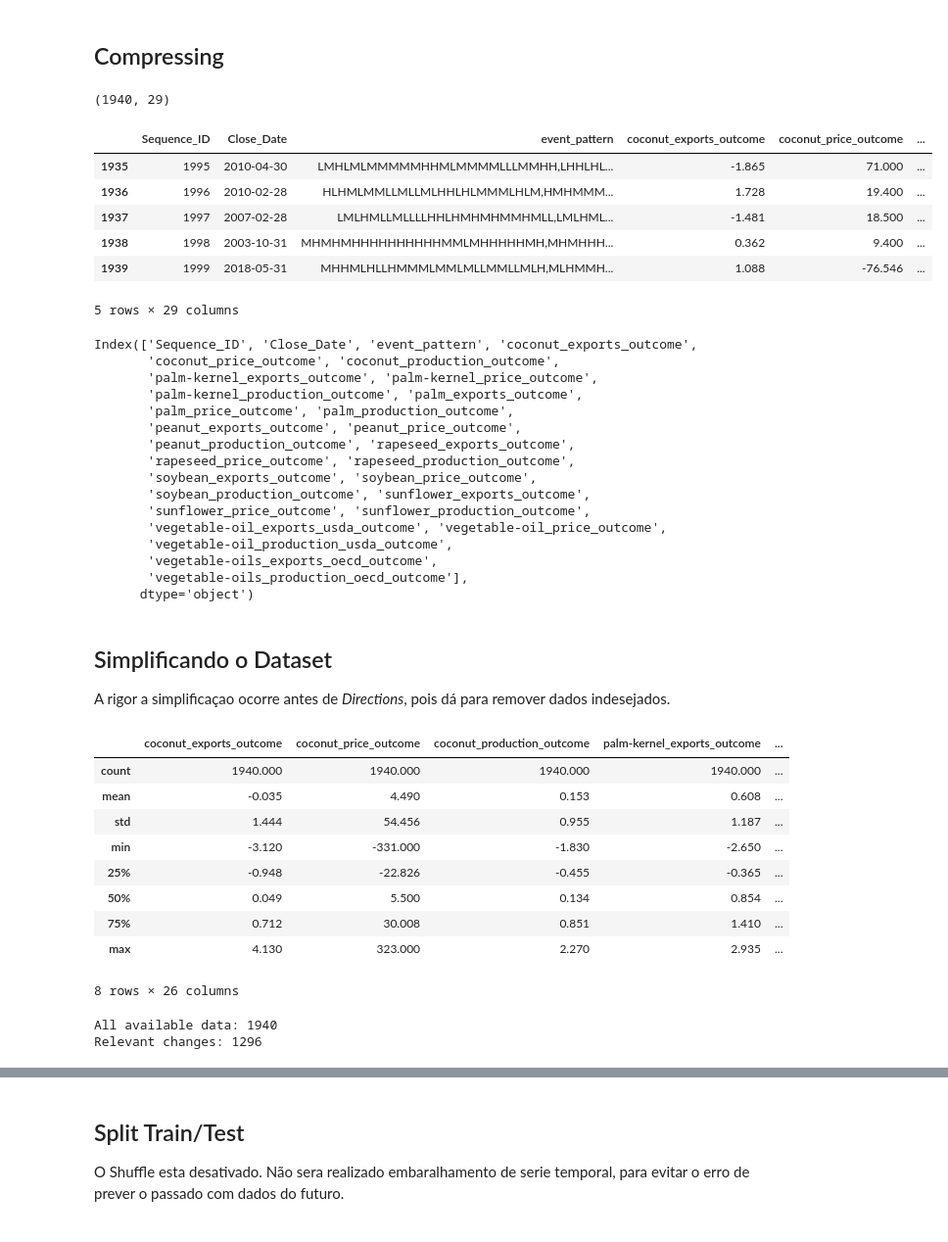
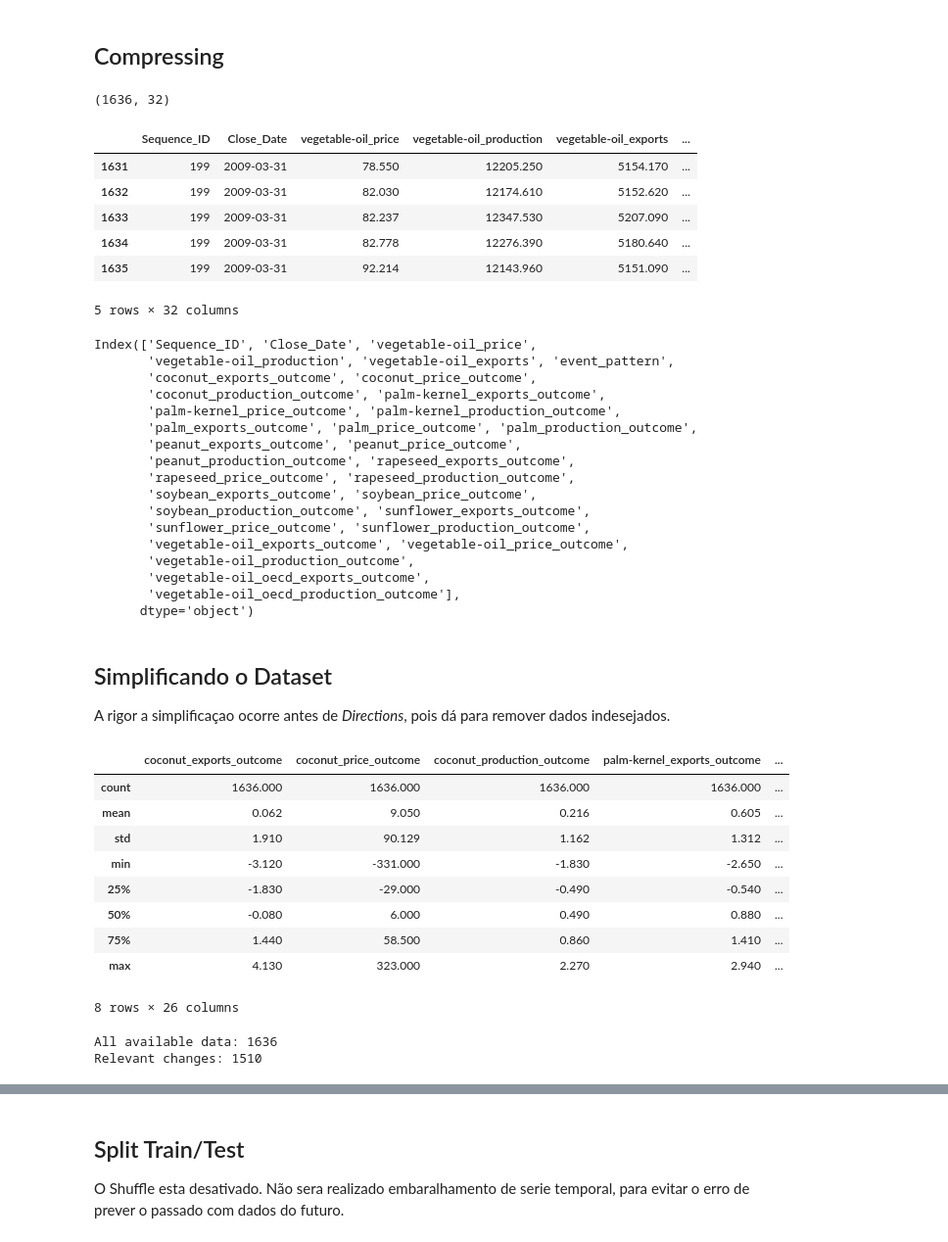
Before and after one commit to fkfouri/vegetable_oil_mkt, a Jupyter notebook: mkt/Vegetable_OIL_Markov.ipynb, the cells around one changed output, grey strips where cells are left out. Shown: that part at 98% size. Drawn from its saved outputs; the diff is of its cells as text; code cells hidden in the pictures.

```diff
--- a/mkt/Vegetable_OIL_Markov.ipynb
+++ b/mkt/Vegetable_OIL_Markov.ipynb
@@ -26,11 +26,12 @@ log = logging.getLogger(__name__)
 # logging.basicConfig(level=logging.DEBUG)
 # %%
 RANDOM_SIZE   = 1000000
-RANDOM_SIZE   = 2000
+RANDOM_SIZE   = 200
 QTD_BINS      = 3
 TEST_SIZE     = 0.05
 RANDOM_STATE  = 2022
-PREDITOR      = 'vegetable-oil_price_outcome'
+PREDITOR      = ['vegetable-oil_price', 'vegetable-oil_production', 'vegetable-oil_exports']
+PREDITOR_DIRECTIONS      = ['vegetable-oil_price', 'vegetable-oil_production', 'vegetable-oil_exports']
 # %% [markdown]
 - https://raw.githubusercontent.com/fkfouri/vegetable_oil_mkt/master/dataset/__by_month_commodity_types.csv
 - https://raw.githubusercontent.com/fkfouri/vegetable_oil_mkt/master/dataset/__by_month_vegetable_oil.csv
@@ -239,3 +224,8 @@ df_m.tail()
 | 232 | 2021-11-30 | 160.080 | 1.000 | 0.006 | 1.000 | ... |
 | 233 | 2021-12-31 | 161.080 | 1.000 | 0.006 | NaN | ... |
 5 rows × 105 columns
+# %%
+df[['vegetable-oil_price', 'vegetable-oil_production', 'vegetable-oil_exports']]
+
+for name, value in df[['vegetable-oil_price', 'vegetable-oil_production', 'vegetable-oil_exports']].iteritems():
+    print(name, value.mean())
@@ -458,36 +452,37 @@ def compress_v1(input_dataframe: pd.DataFrame, **kwargs):
 
     return compressed_set
 # %%
-df3 = compress_v1(df2, columns = ['Sequence_ID', 'Close_Date'],  outcomes = outcomes)
+df3 = compress_v1(df2, columns = ['Sequence_ID', 'Close_Date'] + PREDITOR,  outcomes = outcomes)
 print(df3.shape)
 df3.tail()
 # %% [output]
-(1940, 29)
+(1636, 32)
-|  | Sequence_ID | Close_Date | event_pattern | coconut_exports_outcome | coconut_price_outcome | ... |
-| 1935 | 1995 | 2010-04-30 | LMHLMLMMMMMHHMLMMMMLLLMMHH,LHHLHL... | -1.865 | 71.000 | ... |
-| 1936 | 1996 | 2010-02-28 | HLHMLMMLLMLLMLHHLHLMMMLHLM,HMHMMM... | 1.728 | 19.400 | ... |
-| 1937 | 1997 | 2007-02-28 | LMLHMLLMLLLLHHLHMHMHMMHMLL,LMLHML... | -1.481 | 18.500 | ... |
-| 1938 | 1998 | 2003-10-31 | MHMHMHHHHHHHHHHMMLMHHHHHMH,MHMHHH... | 0.362 | 9.400 | ... |
-| 1939 | 1999 | 2018-05-31 | MHHMLHLLHMMMLMMLMLLMMLLMLH,MLHMMH... | 1.088 | -76.546 | ... |
+|  | Sequence_ID | Close_Date | vegetable-oil_price | vegetable-oil_production | vegetable-oil_exports | ... |
+| 1631 | 199 | 2009-03-31 | 78.550 | 12205.250 | 5154.170 | ... |
+| 1632 | 199 | 2009-03-31 | 82.030 | 12174.610 | 5152.620 | ... |
+| 1633 | 199 | 2009-03-31 | 82.237 | 12347.530 | 5207.090 | ... |
+| 1634 | 199 | 2009-03-31 | 82.778 | 12276.390 | 5180.640 | ... |
+| 1635 | 199 | 2009-03-31 | 92.214 | 12143.960 | 5151.090 | ... |
-5 rows × 29 columns
+5 rows × 32 columns
 # %%
 df3.columns
 # %% [output]
-Index(['Sequence_ID', 'Close_Date', 'event_pattern', 'coconut_exports_outcome',
-       'coconut_price_outcome', 'coconut_production_outcome',
-       'palm-kernel_exports_outcome', 'palm-kernel_price_outcome',
-       'palm-kernel_production_outcome', 'palm_exports_outcome',
-       'palm_price_outcome', 'palm_production_outcome',
+Index(['Sequence_ID', 'Close_Date', 'vegetable-oil_price',
+       'vegetable-oil_production', 'vegetable-oil_exports', 'event_pattern',
+       'coconut_exports_outcome', 'coconut_price_outcome',
+       'coconut_production_outcome', 'palm-kernel_exports_outcome',
+       'palm-kernel_price_outcome', 'palm-kernel_production_outcome',
+       'palm_exports_outcome', 'palm_price_outcome', 'palm_production_outcome',
        'peanut_exports_outcome', 'peanut_price_outcome',
        'peanut_production_outcome', 'rapeseed_exports_outcome',
        'rapeseed_price_outcome', 'rapeseed_production_outcome',
        'soybean_exports_outcome', 'soybean_price_outcome',
        'soybean_production_outcome', 'sunflower_exports_outcome',
        'sunflower_price_outcome', 'sunflower_production_outcome',
-       'vegetable-oil_exports_usda_outcome', 'vegetable-oil_price_outcome',
-       'vegetable-oil_production_usda_outcome',
-       'vegetable-oils_exports_oecd_outcome',
-       'vegetable-oils_production_oecd_outcome'],
+       'vegetable-oil_exports_outcome', 'vegetable-oil_price_outcome',
+       'vegetable-oil_production_outcome',
+       'vegetable-oil_oecd_exports_outcome',
+       'vegetable-oil_oecd_production_outcome'],
       dtype='object')
 # %% [markdown]
 ## Simplificando o Dataset
@@ -496,27 +491,27 @@ A rigor a simplificaçao ocorre antes de *Directions*, pois dá para remover dad
 df3[outcomes].describe()
 # %% [output]
 |  | coconut_exports_outcome | coconut_price_outcome | coconut_production_outcome | palm-kernel_exports_outcome | ... |
-| count | 1940.000 | 1940.000 | 1940.000 | 1940.000 | ... |
-| mean | -0.035 | 4.490 | 0.153 | 0.608 | ... |
-| std | 1.444 | 54.456 | 0.955 | 1.187 | ... |
+| count | 1636.000 | 1636.000 | 1636.000 | 1636.000 | ... |
+| mean | 0.062 | 9.050 | 0.216 | 0.605 | ... |
+| std | 1.910 | 90.129 | 1.162 | 1.312 | ... |
 | min | -3.120 | -331.000 | -1.830 | -2.650 | ... |
-| 25% | -0.948 | -22.826 | -0.455 | -0.365 | ... |
-| 50% | 0.049 | 5.500 | 0.134 | 0.854 | ... |
-| 75% | 0.712 | 30.008 | 0.851 | 1.410 | ... |
-| max | 4.130 | 323.000 | 2.270 | 2.935 | ... |
+| 25% | -1.830 | -29.000 | -0.490 | -0.540 | ... |
+| 50% | -0.080 | 6.000 | 0.490 | 0.880 | ... |
+| 75% | 1.440 | 58.500 | 0.860 | 1.410 | ... |
+| max | 4.130 | 323.000 | 2.270 | 2.940 | ... |
 8 rows × 26 columns
 # %%
 # df3[[x for x in df_full.columns if 'outcome' in x and 'prices' in x  ]].describe()
 # %%
 relevant_cut_off  = 1 #variacao maior que 1 ponto
-outcome_reference = PREDITOR
+outcome_reference = 'sunflower_price_outcome'
 
 print(f'All available data: { df3.shape[0]}')
 df4 = df3[ abs(df3[outcome_reference]) > relevant_cut_off ][:]
 print(f'Relevant changes: { df4.shape[0]}')
 # %% [output]
-All available data: 1940
-Relevant changes: 1296
+All available data: 1636
+Relevant changes: 1510
 # %%
 df4
 # %% [output]
```
Also changed, not shown: parts of 64 cells of this notebook, 2 other files.
